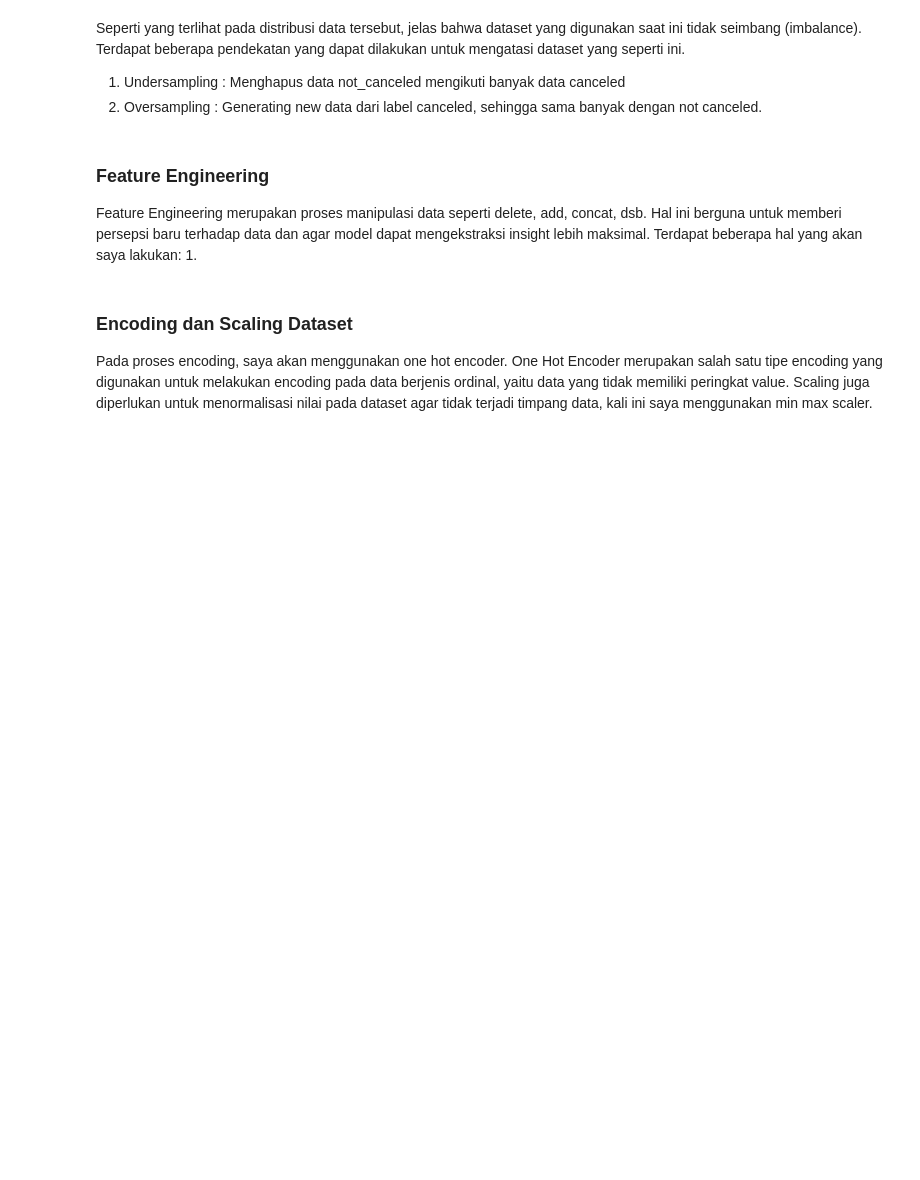
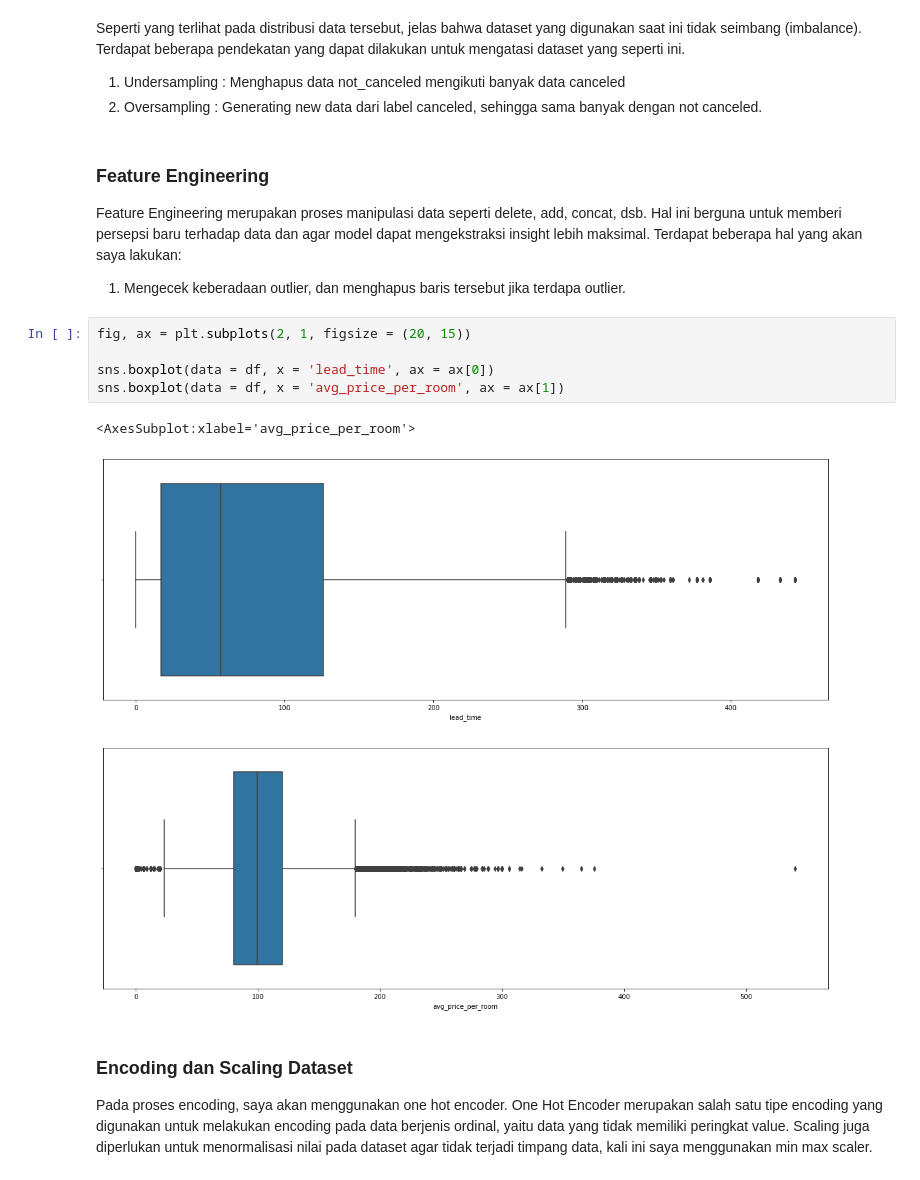
Before and after one commit to rarmnsyah/DATASCIENCE, a Jupyter notebook: Hoter Reservation (Yes) Predict/main.ipynb, the cells around one changed output. Cells and saved outputs as stored; diff of their text form; blank space fills up the shorter version.

```diff
--- a/Hoter Reservation (Yes) Predict/main.ipynb
+++ b/Hoter Reservation (Yes) Predict/main.ipynb
@@ -101,7 +101,15 @@ Seperti yang terlihat pada distribusi data tersebut, jelas bahwa dataset yang di
 # %% [markdown]
 ### Feature Engineering
 Feature Engineering merupakan proses manipulasi data seperti delete, add, concat, dsb. Hal ini berguna untuk memberi persepsi baru terhadap data dan agar model dapat mengekstraksi insight lebih maksimal. Terdapat beberapa hal yang akan saya lakukan:
-1.
+1. Mengecek keberadaan outlier, dan menghapus baris tersebut jika terdapa outlier.
+# %%
+fig, ax = plt.subplots(2, 1, figsize = (20, 15))
+
+sns.boxplot(data = df, x = 'lead_time', ax = ax[0])
+sns.boxplot(data = df, x = 'avg_price_per_room', ax = ax[1])
+# %% [output]
+<AxesSubplot:xlabel='avg_price_per_room'>
+[figure, added]
 # %% [markdown]
 ### Encoding dan Scaling Dataset
 Pada proses encoding, saya akan menggunakan one hot encoder. One Hot Encoder merupakan salah satu tipe encoding yang digunakan untuk melakukan encoding pada data berjenis ordinal, yaitu data yang tidak memiliki peringkat value. Scaling juga diperlukan untuk menormalisasi nilai pada dataset agar tidak terjadi timpang data, kali ini saya menggunakan min max scaler.
```
